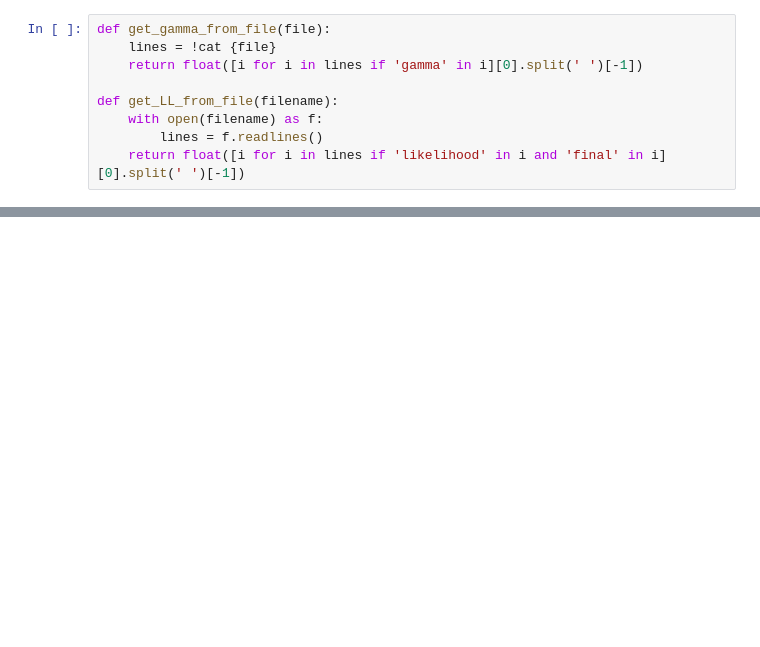
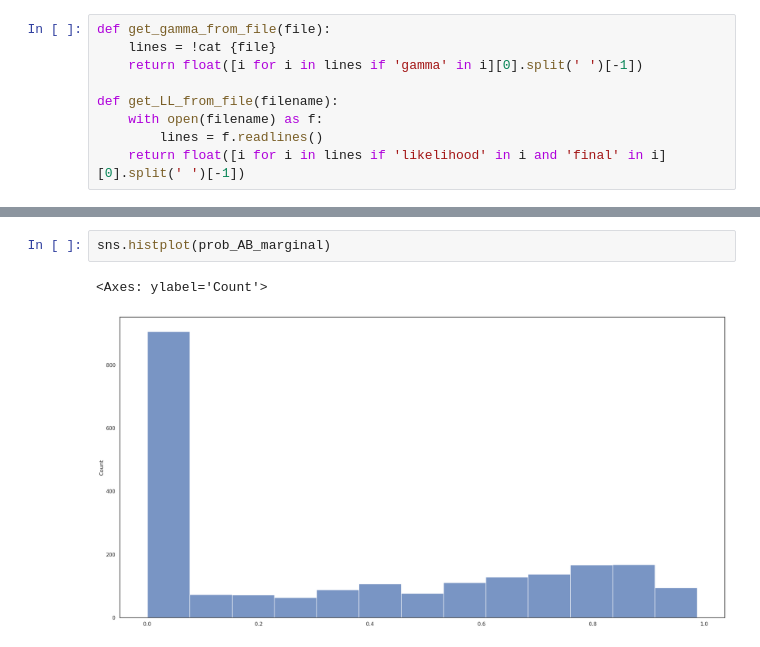
Before and after one commit to erikfogh/selection_primates, a Jupyter notebook: notebooks/cobraa03_full_autosomes_structured.ipynb, the cells around one changed output, grey strips where cells are left out. Saved outputs shown, nothing was run; the diff lists cells and outputs as text; blank space fills up the shorter version.

```diff
--- a/notebooks/cobraa03_full_autosomes_structured.ipynb
+++ b/notebooks/cobraa03_full_autosomes_structured.ipynb
@@ -87,0 +379,5 @@ FileNotFoundError: [Errno 2] No such file or directory: '../steps/cobraa/SAMEA39
+# %%
+sns.histplot(prob_AB_marginal)
+# %% [output]
+<Axes: ylabel='Count'>
+[figure, added]
```
Also changed, not shown: parts of 16 cells of this notebook, 2 other files.
